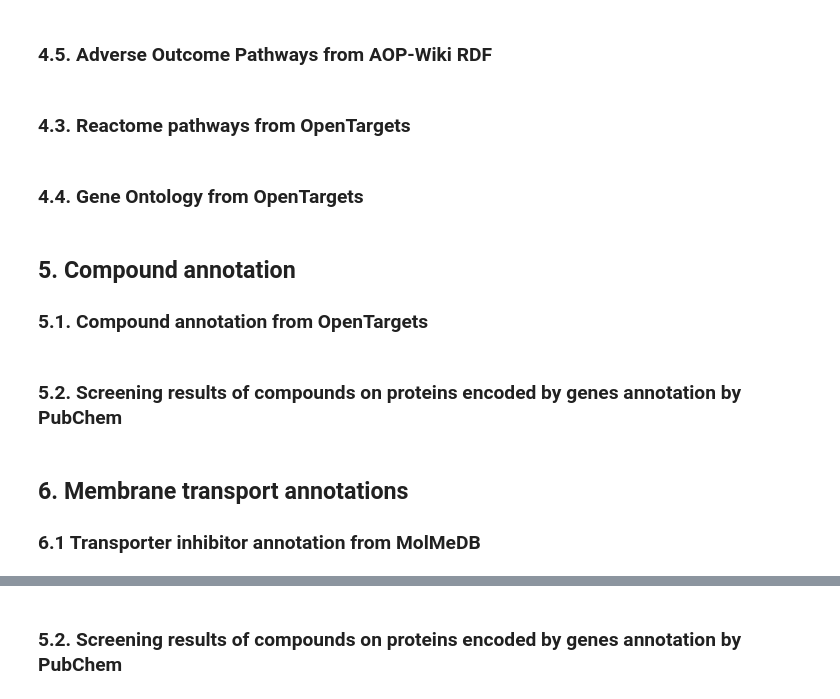
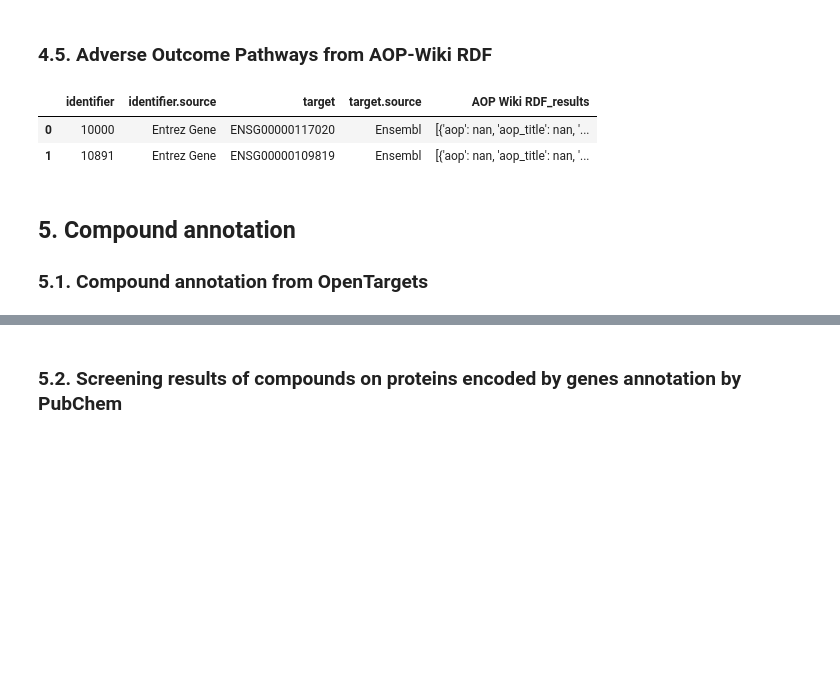
Before and after one commit to BioDataFuse/pyBiodatafuse, a Jupyter notebook: examples/01_gene_to_graph_workflow.ipynb, the cells around one changed output, grey strips where cells are left out. Saved outputs shown, nothing was run; the diff lists cells and outputs as text; code cells hidden in the pictures; blank space fills up the shorter version.

```diff
--- a/examples/01_gene_to_graph_workflow.ipynb
+++ b/examples/01_gene_to_graph_workflow.ipynb
@@ -116,8 +130,8 @@ disgenet_api_key = 'dotenv.dotenv_values(".env")["DISGENET_API_KEY"]'
 # %%
-disgenet_path = os.path.join(base_dir, "data", "gene_to_graph_workflow", "example_disgenet.pkl")
-disgenet_metadata_path = os.path.join(
-    base_dir, "data", "gene_to_graph_workflow", "example_disgenet_metadata.pkl"
-)
+disgenet_path = f"{EXAMPLE_DIR}/disgenet.pkl"
+disgenet_metadata_path = f"{EXAMPLE_DIR}/disgenet_metadata.pkl"
+
+disgenet_api_key = "191dc560-6d91-43c0-ae9f-01655efdf6d5"
 
 if not os.path.exists(disgenet_path):
     disgenet_df, disgenet_metadata = ann.disgenet.get_gene_disease(
@@ -144,8 +169,3 @@ disease_mapping_df.head()
-# %%
-opentargets_df, opentargets_metadata = opentargets.get_disease_compound_interactions(
-    disease_mapping_df
-)
-opentargets_df
 # %%
 opentarget_path = f"{EXAMPLE_DIR}/opentarget_cmpd.pkl"
 opentarget_metadata_path = f"{EXAMPLE_DIR}/opentarget_cmpd_metadata.pkl"
@@ -270,7 +294,11 @@ aopwiki_path = f"{EXAMPLE_DIR}/aopwiki.pkl"
 aopwiki_metadata_path = f"{EXAMPLE_DIR}/aopwiki_metadata.pkl"
 
 if not os.path.exists(aopwiki_path):
-    aopwiki_df, aopwiki_metadata = aopwiki.get_aops(bridgedb_df=bridgedb_df)
+    aopwiki_df, aopwiki_metadata = ann.aopwiki.get_aops(
+        bridgedb_df=bridgedb_df,
+        input_type="gene",
+        input_identifier="Ensembl",
+    )
     aopwiki_df.to_pickle(aopwiki_path)
     with open(aopwiki_metadata_path, "wb") as file:
         pickle.dump(aopwiki_metadata, file)
@@ -278,5 +306,3 @@ else:
     aopwiki_df = pd.read_pickle(aopwiki_path)
     with open(aopwiki_metadata_path, "rb") as file:
         aopwiki_metadata = pickle.load(file)
-
-aopwiki_df.head()
@@ -303,2 +308,0 @@ else:
-# %% [markdown]
-### 4.3. Reactome pathways from OpenTargets
@@ -321,2 +308,0 @@ else:
-# %% [markdown]
-### 4.4. Gene Ontology from OpenTargets
@@ -338,3 +309,9 @@ else:
+# %%
+aopwiki_df.head(2)
+# %% [output]
+|  | identifier | identifier.source | target | target.source | AOP Wiki RDF_results |
+| 0 | 10000 | Entrez Gene | ENSG00000117020 | Ensembl | [{'aop': nan, 'aop_title': nan, '... |
+| 1 | 10891 | Entrez Gene | ENSG00000109819 | Ensembl | [{'aop': nan, 'aop_title': nan, '... |
 # %% [markdown]
 ## 5. Compound annotation
 ### 5.1. Compound annotation from OpenTargets
@@ -354,5 +331,3 @@ else:
     opentargets_compound_df = pd.read_pickle(opentargets_gene_path)
     with open(opentargets_gene_metadata_path, "rb") as file:
         opentargets_compound_metadata = pickle.load(file)
-# %% [markdown]
-### 5.2. Screening results of compounds on proteins encoded by genes annotation by PubChem
@@ -377,3 +333,0 @@ else:
-# %% [markdown]
-## 6. Membrane transport annotations
-### 6.1 Transporter inhibitor annotation from MolMeDB
```
Also changed, not shown: parts of 42 cells of this notebook, 1 other file.
